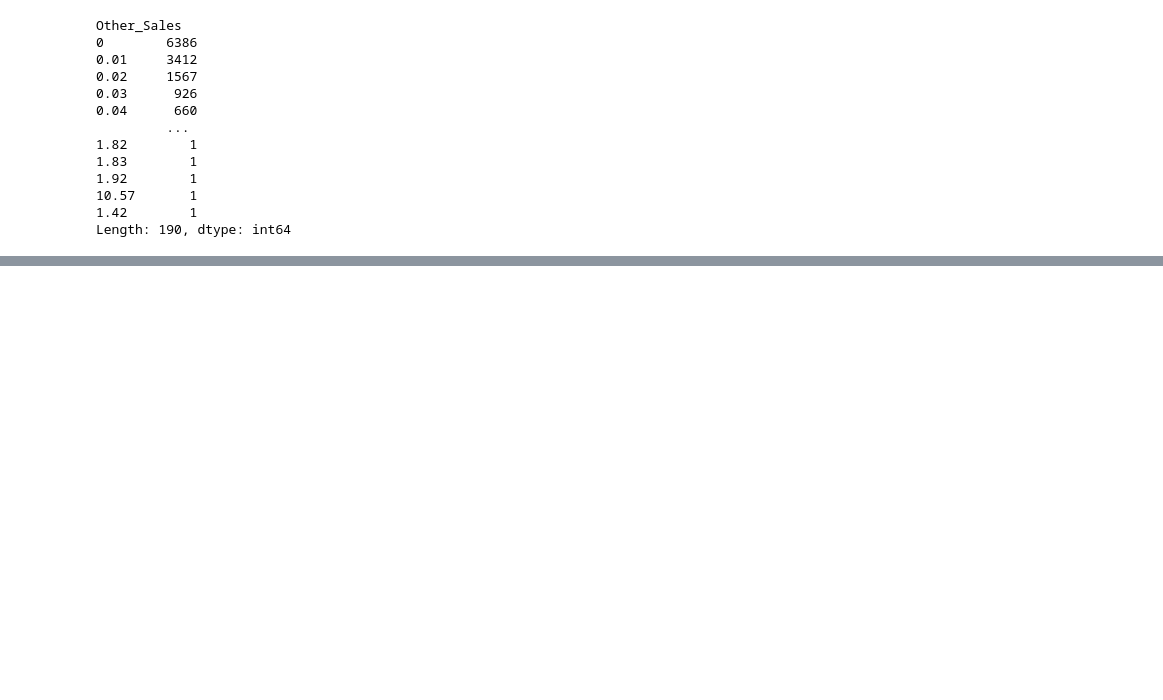
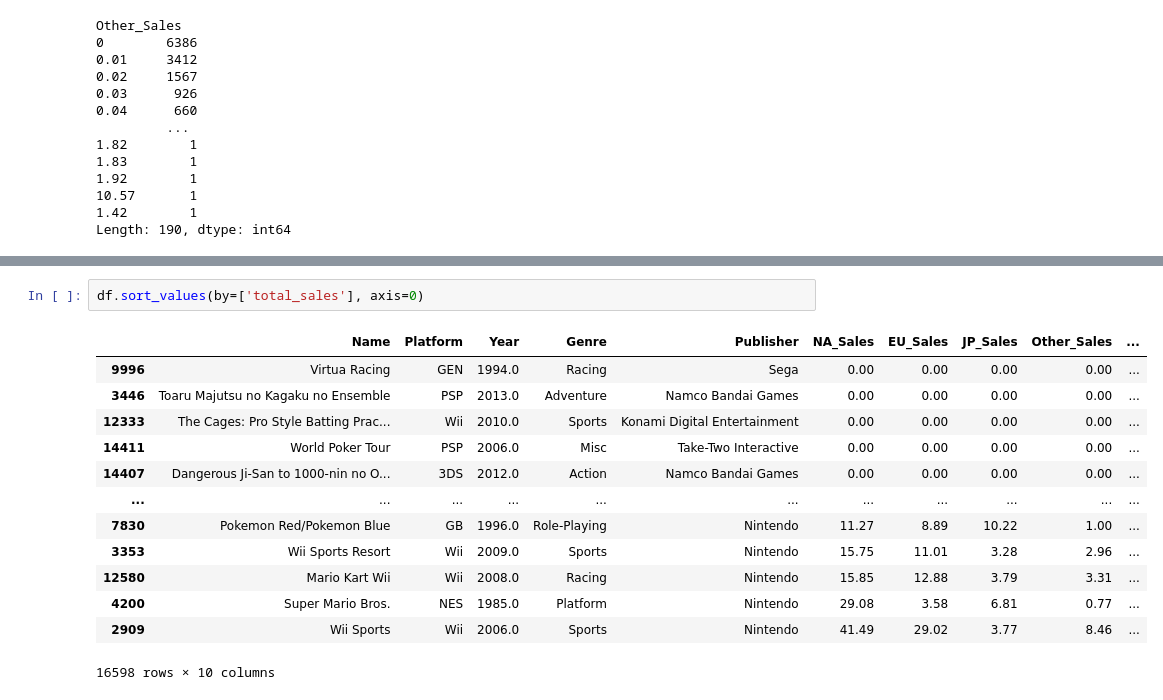
Before and after one commit to KyungRyeolBaek/study, a Jupyter notebook: ai03_백경렬_Section1_Project.ipynb, the cells around one changed output, grey strips where cells are left out. Cells and saved outputs as stored; diff of their text form; blank space fills up the shorter version.

```diff
--- a/ai03_백경렬_Section1_Project.ipynb
+++ b/ai03_백경렬_Section1_Project.ipynb
@@ -203,0 +335,16 @@ Length: 190, dtype: int64
+# %%
+df.sort_values(by=['total_sales'], axis=0)
+# %% [output]
+|  | Name | Platform | Year | Genre | Publisher | NA_Sales | EU_Sales | JP_Sales | Other_Sales | ... |
+| 9996 | Virtua Racing | GEN | 1994.0 | Racing | Sega | 0.00 | 0.00 | 0.00 | 0.00 | ... |
+| 3446 | Toaru Majutsu no Kagaku no Ensemble | PSP | 2013.0 | Adventure | Namco Bandai Games | 0.00 | 0.00 | 0.00 | 0.00 | ... |
+| 12333 | The Cages: Pro Style Batting Prac... | Wii | 2010.0 | Sports | Konami Digital Entertainment | 0.00 | 0.00 | 0.00 | 0.00 | ... |
+| 14411 | World Poker Tour | PSP | 2006.0 | Misc | Take-Two Interactive | 0.00 | 0.00 | 0.00 | 0.00 | ... |
+| 14407 | Dangerous Ji-San to 1000-nin no O... | 3DS | 2012.0 | Action | Namco Bandai Games | 0.00 | 0.00 | 0.00 | 0.00 | ... |
+| ... | ... | ... | ... | ... | ... | ... | ... | ... | ... | ... |
+| 7830 | Pokemon Red/Pokemon Blue | GB | 1996.0 | Role-Playing | Nintendo | 11.27 | 8.89 | 10.22 | 1.00 | ... |
+| 3353 | Wii Sports Resort | Wii | 2009.0 | Sports | Nintendo | 15.75 | 11.01 | 3.28 | 2.96 | ... |
+| 12580 | Mario Kart Wii | Wii | 2008.0 | Racing | Nintendo | 15.85 | 12.88 | 3.79 | 3.31 | ... |
+| 4200 | Super Mario Bros. | NES | 1985.0 | Platform | Nintendo | 29.08 | 3.58 | 6.81 | 0.77 | ... |
+| 2909 | Wii Sports | Wii | 2006.0 | Sports | Nintendo | 41.49 | 29.02 | 3.77 | 8.46 | ... |
+16598 rows × 10 columns
```
Also changed, not shown: parts of 19 cells of this notebook.
